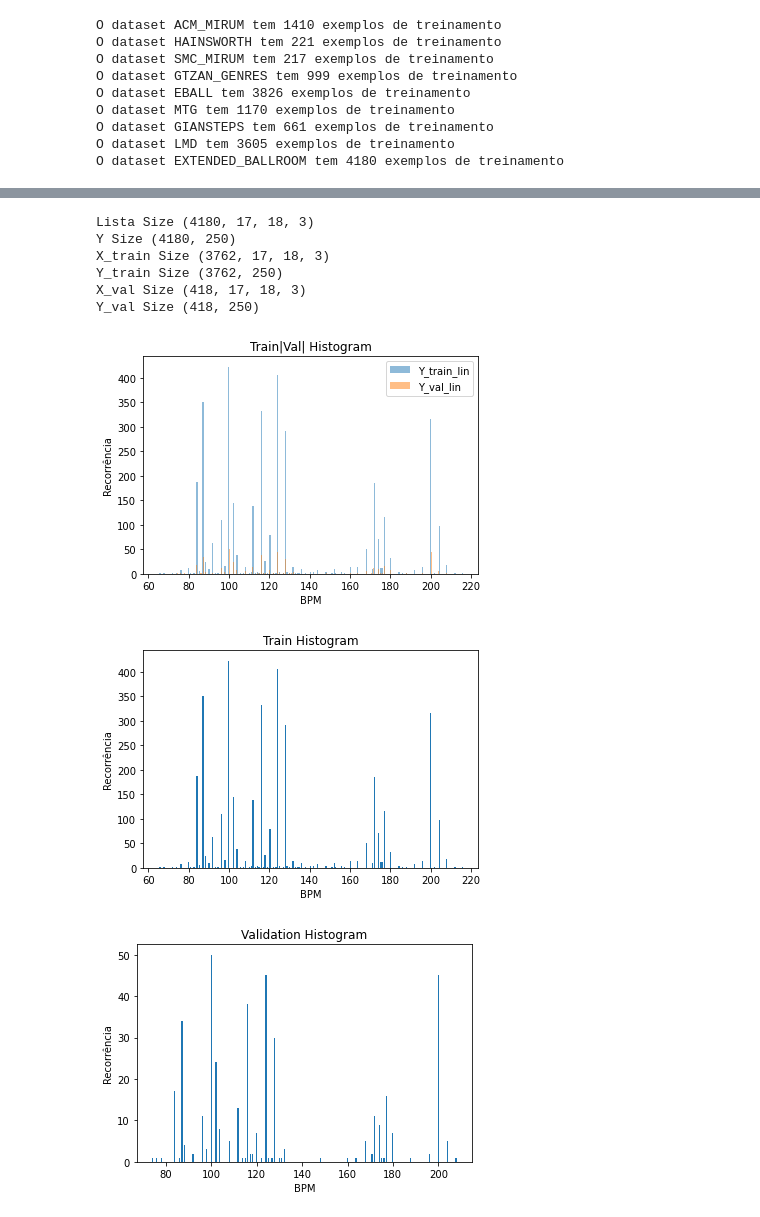
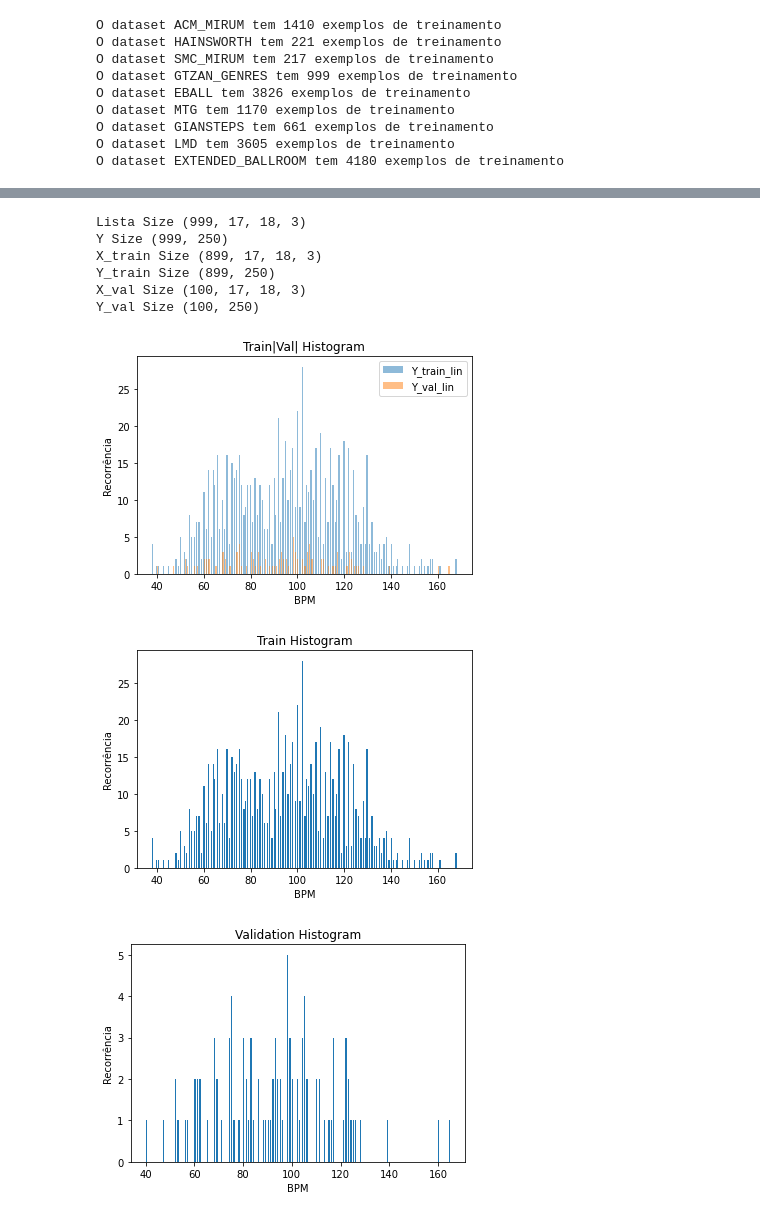
Before and after one commit to GPAD-UFBA/CNNPeDF, a Jupyter notebook: PreProCNN.ipynb, the cells around one changed output, grey strips where cells are left out. Drawn from its saved outputs; the diff is of its cells as text; code cells hidden in the pictures.

```diff
--- a/PreProCNN.ipynb
+++ b/PreProCNN.ipynb
@@ -359,5 +353,5 @@ Text(0.5, 1.0, 'Image PeDF 3')
 # %%
-if filename=='mtg' or filename=='eball' or filename=='extended_ballroom' or filename=='lmd':
+if filename=='mtg' or filename=='eball' or filename=='extended_ballroom' or filename=='lmd' or filename=="gtzan":
     np.random.seed(0)
     np.random.shuffle(lista)
     np.random.seed(0)
@@ -383,17 +377,17 @@ else:
     print('X_test Size',X_test.shape)
     print('Y_test Size',Y_test.shape)
 # %% [output]
-Lista Size (4180, 17, 18, 3)
-Y Size (4180, 250)
-X_train Size (3762, 17, 18, 3)
-Y_train Size (3762, 250)
-X_val Size (418, 17, 18, 3)
-Y_val Size (418, 250)
+Lista Size (999, 17, 18, 3)
+Y Size (999, 250)
+X_train Size (899, 17, 18, 3)
+Y_train Size (899, 250)
+X_val Size (100, 17, 18, 3)
+Y_val Size (100, 250)
 # %%
 bins=Y.shape[1]
 limclass=np.array(classes_sort).T.shape[1]
 #===ONE HOT TO LIN===#
-if filename=='mtg' or filename=='eball' or filename=='extended_ballroom' or filename=='lmd':
+if filename=='mtg' or filename=='eball' or filename=='extended_ballroom' or filename=='lmd' or filename=="gtzan":
     #===TRAIN===#
     Y_train_ = []
     Y_train_lin = []
@@ -465,18 +459,18 @@ else:
     pyplot.ylabel("Recorrência")
     pyplot.show()
 # %% [output]
-[figure, old version]
+[figure, new version]
 # %%
-if filename=='mtg' or filename=='eball' or filename=='extended_ballroom' or filename=='lmd':
+if filename=='mtg' or filename=='eball' or filename=='extended_ballroom' or filename=='lmd' or filename=="gtzan":
     plt.hist(Y_train_lin,bins)
     plt.title("Train Histogram")
     plt.xlabel("BPM")
     plt.ylabel("Recorrência")
     plt.show()
 # %% [output]
-[figure, old version]
+[figure, new version]
 # %%
-if filename=='mtg' or filename=='eball' or filename=='extended_ballroom' or filename=='lmd':
+if filename=='mtg' or filename=='eball' or filename=='extended_ballroom' or filename=='lmd' or filename=="gtzan":
     plt.hist(Y_val_lin,bins)
     plt.title("Validation Histogram")
     plt.xlabel("BPM")
@@ -489,7 +483,7 @@ else:
     plt.ylabel("Recorrência")
     plt.show()
 # %% [output]
-[figure, old version]
+[figure, new version]
 # %%
 hf = h5py.File('h5/Data_' + str(filename) + '.hdf5','a')
 
```
Also changed, not shown: parts of 10 cells of this notebook, 15 other files.
